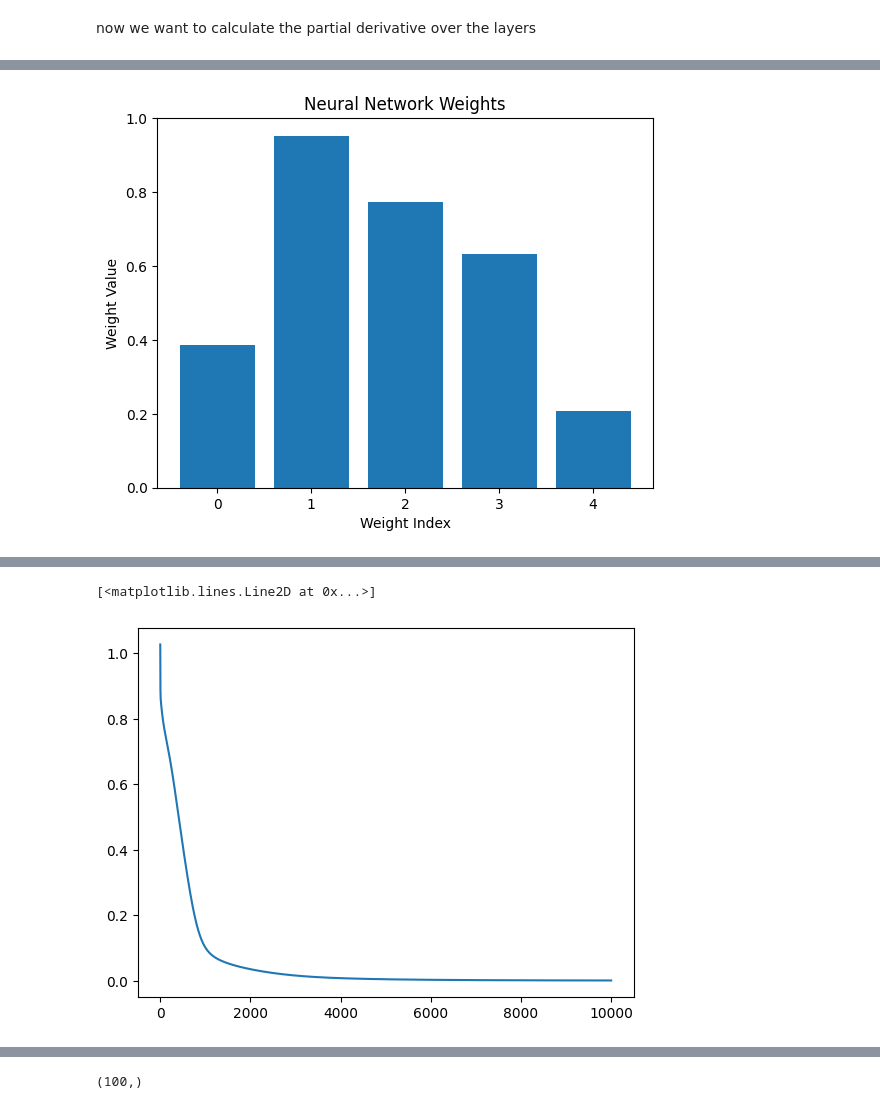
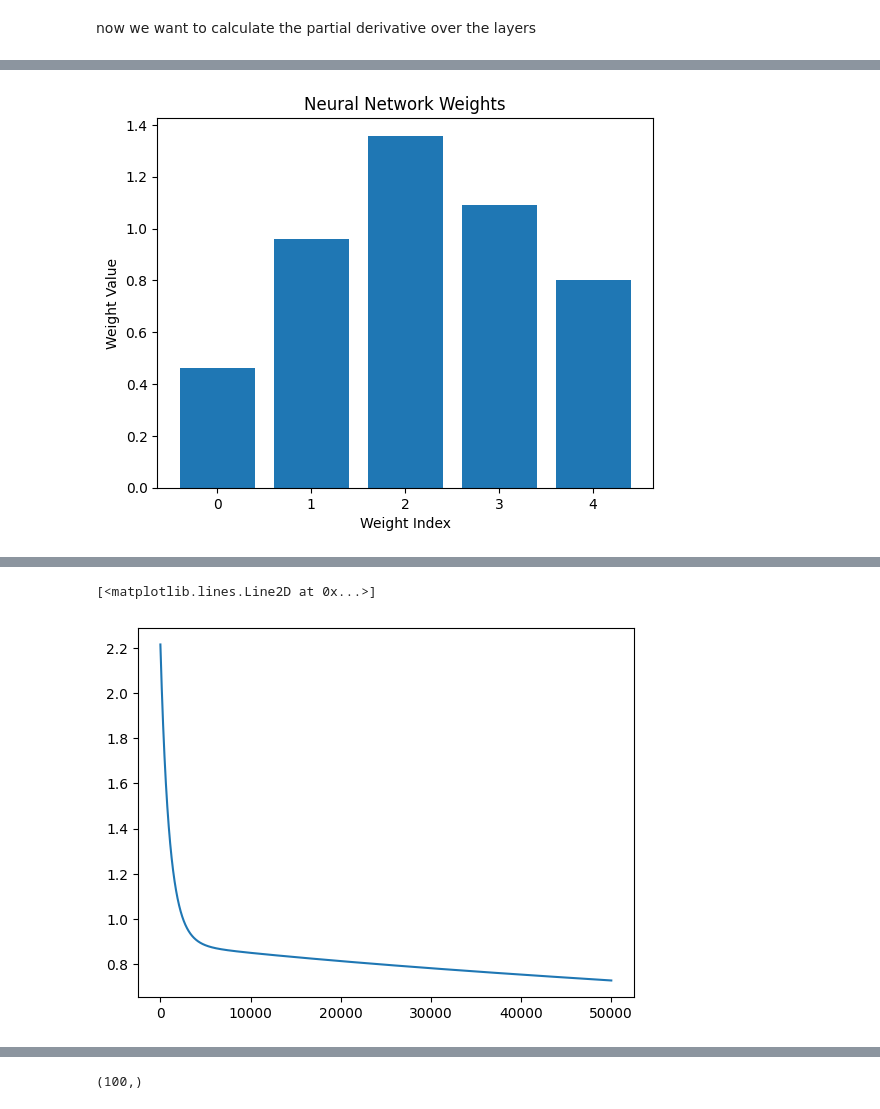
Before and after one commit to Fersoil/miowad, a Jupyter notebook: NN/NN2.ipynb, the cells around one changed output, grey strips where cells are left out. Drawn from its saved outputs; the diff is of its cells as text; code cells hidden in the pictures.

```diff
--- a/NN/NN2.ipynb
+++ b/NN/NN2.ipynb
@@ -58,4 +73,6 @@ plt.show()
 # %% [markdown]
 now we want to calculate the partial derivative over the layers
 # %%
-mlp.full_backward_propagation(square_simple_train[["x"]].T.to_numpy(), square_simple_train[["y"]].T.to_numpy())
+dw, db = mlp.full_backward_propagation(square_simple_train[["x"]].T.to_numpy(), square_simple_train[["y"]].T.to_numpy(), return_grads=True)
+mlp.layers[0].weights -= 1 * dw[0]
+mlp.layers[0].bias -= 1 * db[0]
@@ -80,14 +92,14 @@ plt.ylabel('Weight Value')
 plt.title('Neural Network Weights')
 plt.show()
 # %% [output]
-[figure, old version]
+[figure, new version]
 # %%
 norm = networks.assets.Normalizator(square_simple_train)
 
 square_simple_train_norm = norm(square_simple_train)
 square_simple_test_norm = norm(square_simple_test)
 # %%
-losses = mlp.train(square_simple_train_norm[["x"]].T.to_numpy(), square_simple_train_norm[["y"]].T.to_numpy(), 0.1, 10000)
+losses = mlp.train(square_simple_train_norm[["x"]].T.to_numpy(), square_simple_train_norm[["y"]].T.to_numpy(), 0.01, 50000)
 
 plt.plot(losses)
 # %% [output]
@@ -111,2 +123,2 @@ Epoch: 9990, Loss: 0.0006618391465814335
 [<matplotlib.lines.Line2D at 0x...>]
-[figure, old version]
+[figure, new version]
```
Also changed, not shown: parts of 28 cells of this notebook, 3 other files.
